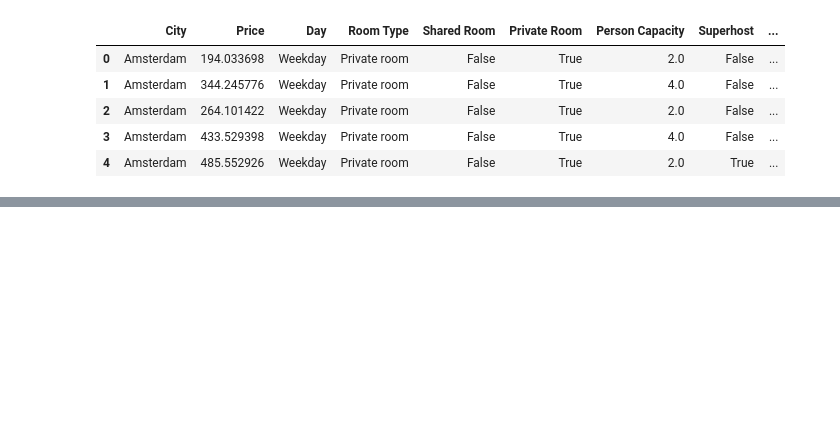
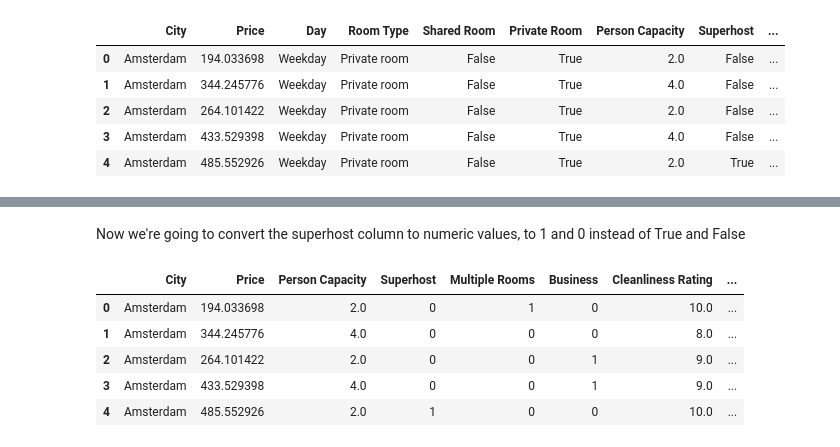
Before and after one commit to fadykittan/airbnb-roi-predictor, a Jupyter notebook: airbnb-roi-predictor-notebook.ipynb, the cells around one changed output, grey strips where cells are left out. Drawn from its saved outputs; the diff is of its cells as text; code cells hidden in the pictures; blank space fills up the shorter version.

```diff
--- a/airbnb-roi-predictor-notebook.ipynb
+++ b/airbnb-roi-predictor-notebook.ipynb
@@ -25,0 +128,12 @@ df.head()
+# %% [markdown]
+Now we're going to convert the superhost column to numeric values, to 1 and 0 instead of True and False
+# %%
+df['Superhost'] = df['Superhost'].astype(int)
+df.head()
+# %% [output]
+|  | City | Price | Person Capacity | Superhost | Multiple Rooms | Business | Cleanliness Rating | ... |
+| 0 | Amsterdam | 194.033698 | 2.0 | 0 | 1 | 0 | 10.0 | ... |
+| 1 | Amsterdam | 344.245776 | 4.0 | 0 | 0 | 0 | 8.0 | ... |
+| 2 | Amsterdam | 264.101422 | 2.0 | 0 | 0 | 1 | 9.0 | ... |
+| 3 | Amsterdam | 433.529398 | 4.0 | 0 | 0 | 1 | 9.0 | ... |
+| 4 | Amsterdam | 485.552926 | 2.0 | 1 | 0 | 0 | 10.0 | ... |
```
Also changed, not shown: parts of 21 cells of this notebook.
